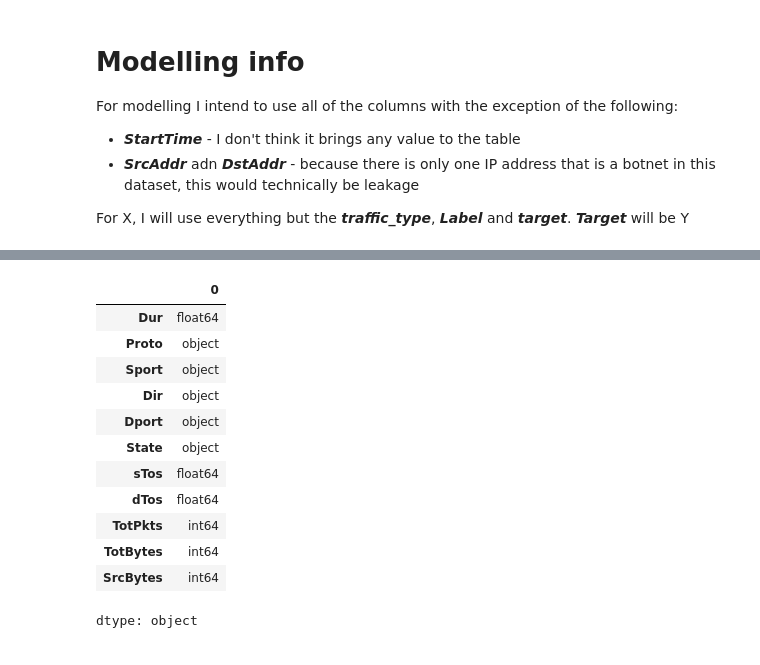
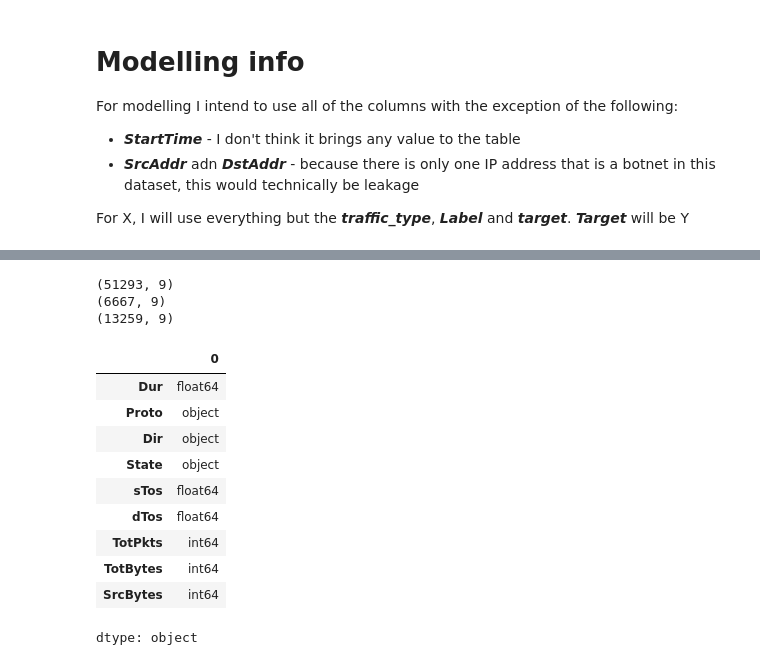
Before and after one commit to Ch3ddarr/dsb_capstone, a Jupyter notebook: capstone2/02_Modelling.ipynb, the cells around one changed output, grey strips where cells are left out. Cells and saved outputs as stored; diff of their text form; code cells hidden in the pictures.

```diff
--- a/capstone2/02_Modelling.ipynb
+++ b/capstone2/02_Modelling.ipynb
@@ -42,0 +59,2 @@ memory usage: 9.2+ MB
+# %%
+df['StartTime'] = pd.to_datetime(df['StartTime'])
@@ -80,0 +133,13 @@ y.shape
+# %%
+train_df = df[
+    df['StartTime'] < '2011-08-10 14:00:00'
+].copy()
+
+val_df = df[
+    (df['StartTime'] >= '2011-08-10 14:00:00') &
+    (df['StartTime'] < '2011-08-10 15:00:00')
+].copy()
+
+test_df = df[
+    df['StartTime'] >= '2011-08-10 15:00:00'
+].copy()
@@ -81,12 +170,29 @@ y.shape
+# %%
+drop_cols = ['StartTime', 'SrcAddr', 'DstAddr', 'Sport', 'Dport', 'Label', 'traffic_type', 'target']
+
+X_train = train_df.drop(columns=drop_cols)
+y_train = train_df['target']
+
+X_val = val_df.drop(columns=drop_cols)
+y_val = val_df['target']
+
+X_test = test_df.drop(columns=drop_cols)
+y_test = test_df['target']
+# %%
+print(X_train.shape)
+print(X_val.shape)
+print(X_test.shape)
+# %% [output]
+(51293, 9)
+(6667, 9)
+(13259, 9)
 # %%
-X.dtypes
+X_train.dtypes
 # %% [output]
 |  | 0 |
 | Dur | float64 |
 | Proto | object |
-| Sport | object |
 | Dir | object |
-| Dport | object |
 | State | object |
 | sTos | float64 |
 | dTos | float64 |
```
Also changed, not shown: parts of 33 cells of this notebook.
